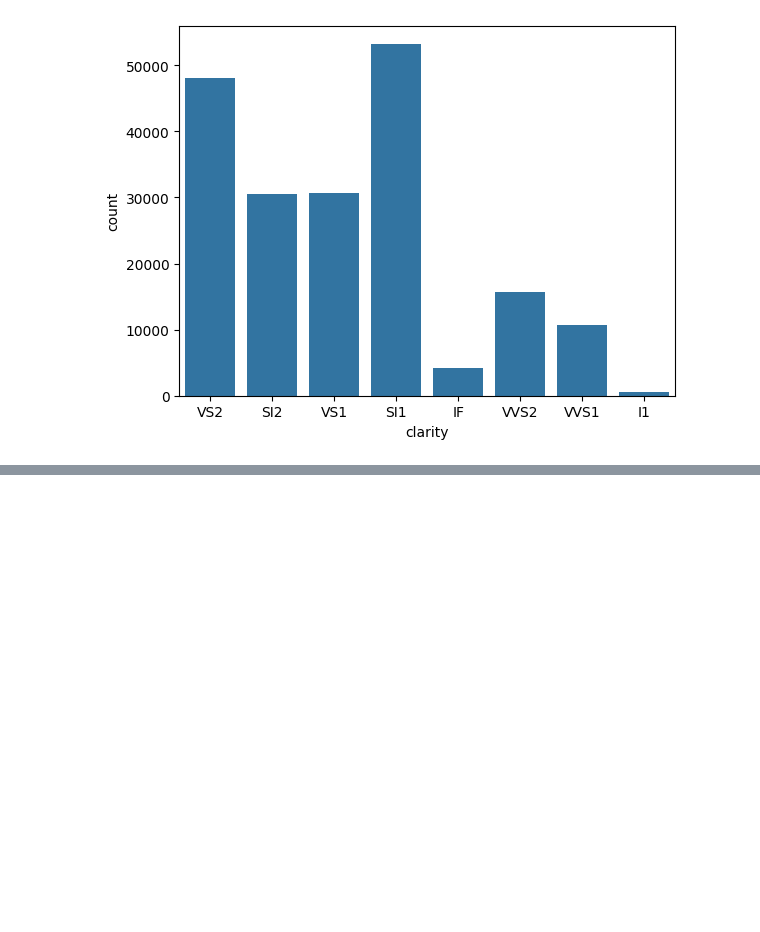
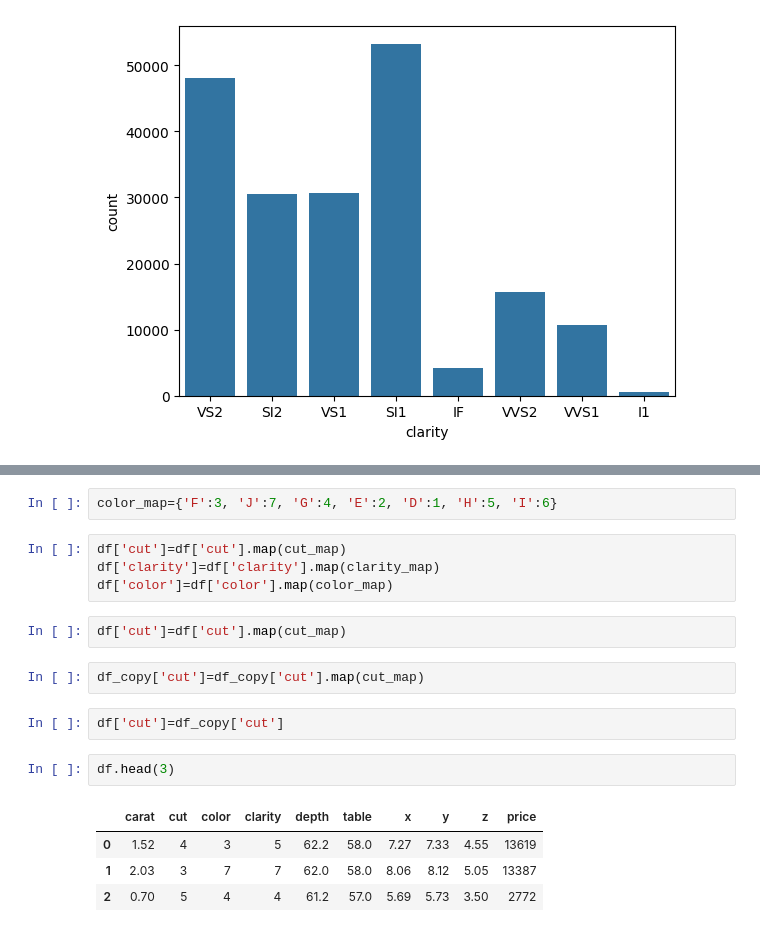
Before and after one commit to AYUSH191004/Mlproject, a Jupyter notebook: notebook/EDA.ipynb, the cells around one changed output, grey strips where cells are left out. Drawn from its saved outputs; the diff is of its cells as text; blank space fills up the shorter version.

```diff
--- a/notebook/EDA.ipynb
+++ b/notebook/EDA.ipynb
@@ -239,0 +311,19 @@ for i in df_obj:
+# %%
+color_map={'F':3, 'J':7, 'G':4, 'E':2, 'D':1, 'H':5, 'I':6}
+# %%
+df['cut']=df['cut'].map(cut_map)
+df['clarity']=df['clarity'].map(clarity_map)
+df['color']=df['color'].map(color_map)
+# %%
+df['cut']=df['cut'].map(cut_map)
+# %%
+df_copy['cut']=df_copy['cut'].map(cut_map)
+# %%
+df['cut']=df_copy['cut']
+# %%
+df.head(3)
+# %% [output]
+|  | carat | cut | color | clarity | depth | table | x | y | z | price |
+| 0 | 1.52 | 4 | 3 | 5 | 62.2 | 58.0 | 7.27 | 7.33 | 4.55 | 13619 |
+| 1 | 2.03 | 3 | 7 | 7 | 62.0 | 58.0 | 8.06 | 8.12 | 5.05 | 13387 |
+| 2 | 0.70 | 5 | 4 | 4 | 61.2 | 57.0 | 5.69 | 5.73 | 3.50 | 2772 |
```
Also changed, not shown: parts of 13 cells of this notebook, 1 other file.
